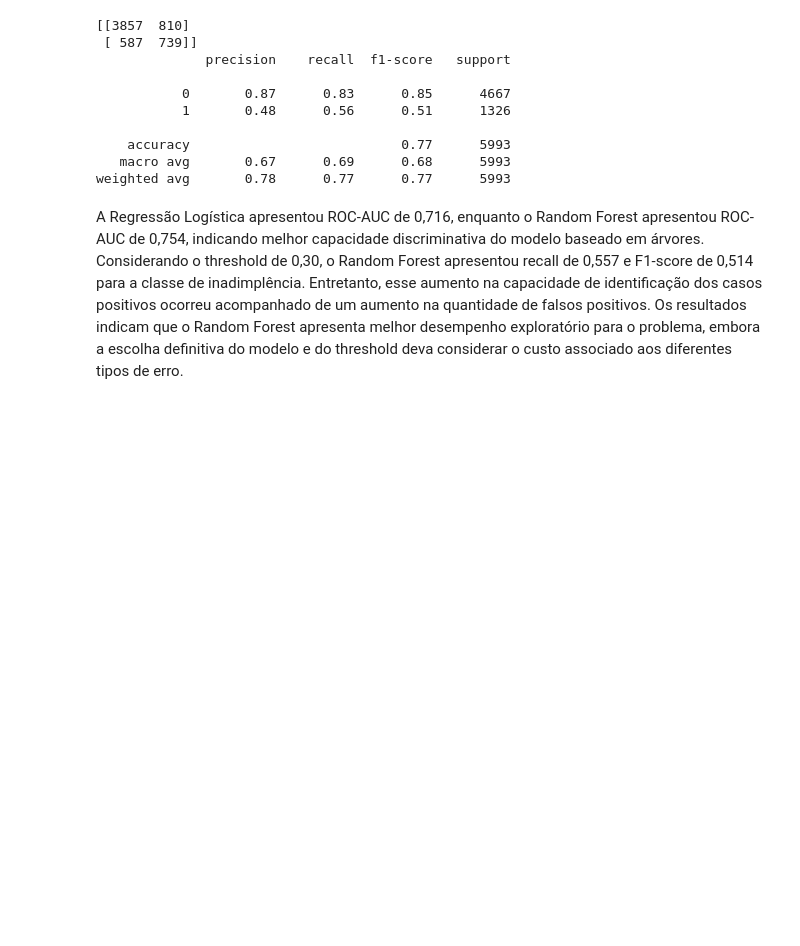
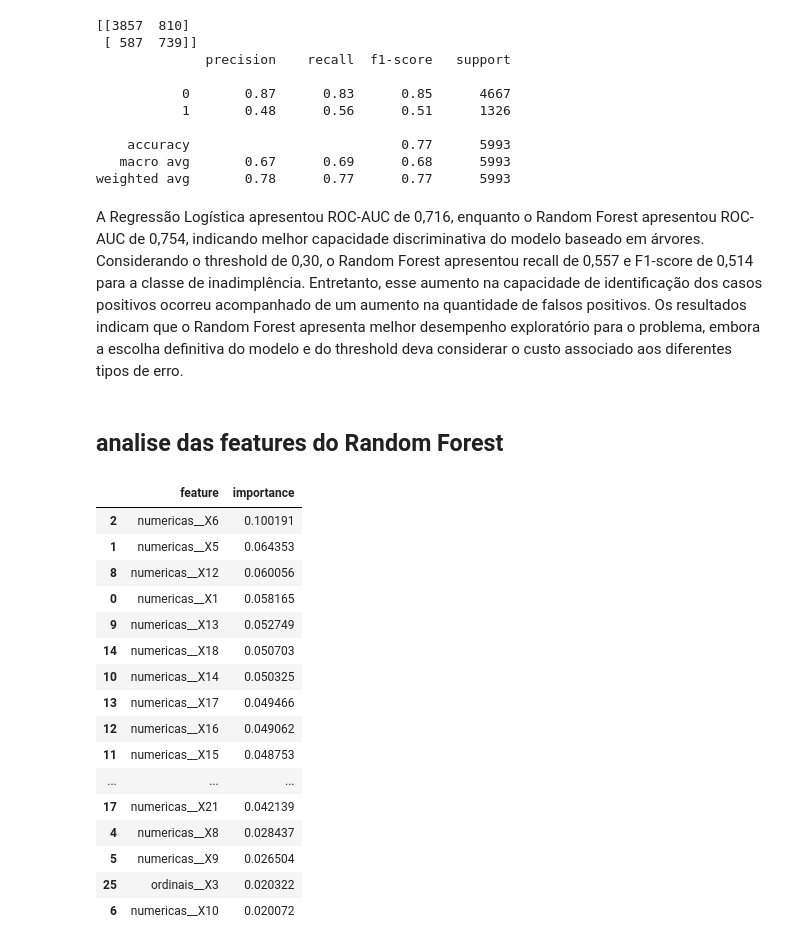
Before and after one commit to eduardo297/ML_Dataset_Inadimplencia, a Jupyter notebook: notebooks/pre_processamento.ipynb, the cells around one changed output. Cells and saved outputs as stored; diff of their text form; code cells hidden in the pictures; blank space fills up the shorter version.

Commit message:
analisedas features random forrest

```diff
--- a/notebooks/pre_processamento.ipynb
+++ b/notebooks/pre_processamento.ipynb
@@ -463,3 +536,45 @@ print(
 weighted avg       0.78      0.77      0.77      5993
 # %% [markdown]
 A Regressão Logística apresentou ROC-AUC de 0,716, enquanto o Random Forest apresentou ROC-AUC de 0,754, indicando melhor capacidade discriminativa do modelo baseado em árvores. Considerando o threshold de 0,30, o Random Forest apresentou recall de 0,557 e F1-score de 0,514 para a classe de inadimplência. Entretanto, esse aumento na capacidade de identificação dos casos positivos ocorreu acompanhado de um aumento na quantidade de falsos positivos. Os resultados indicam que o Random Forest apresenta melhor desempenho exploratório para o problema, embora a escolha definitiva do modelo e do threshold deva considerar o custo associado aos diferentes tipos de erro.
+# %% [markdown]
+## analise das features do Random Forest
+# %%
+modelo_rf = modelo_random_forest.named_steps["modelo"]
+
+nomes_features = (
+    modelo_random_forest
+    .named_steps["preprocessamento"]
+    .get_feature_names_out()
+)
+
+importancias = modelo_rf.feature_importances_
+
+df_importancia = pd.DataFrame({
+    "feature": nomes_features,
+    "importance": importancias
+})
+
+df_importancia = df_importancia.sort_values(
+    by="importance",
+    ascending=False
+)
+
+display(df_importancia.head(20))
+# %% [output]
+|  | feature | importance |
+| 2 | numericas__X6 | 0.100191 |
+| 1 | numericas__X5 | 0.064353 |
+| 8 | numericas__X12 | 0.060056 |
+| 0 | numericas__X1 | 0.058165 |
+| 9 | numericas__X13 | 0.052749 |
+| 14 | numericas__X18 | 0.050703 |
+| 10 | numericas__X14 | 0.050325 |
+| 13 | numericas__X17 | 0.049466 |
+| 12 | numericas__X16 | 0.049062 |
+| 11 | numericas__X15 | 0.048753 |
+| ... | ... | ... |
+| 17 | numericas__X21 | 0.042139 |
+| 4 | numericas__X8 | 0.028437 |
+| 5 | numericas__X9 | 0.026504 |
+| 25 | ordinais__X3 | 0.020322 |
+| 6 | numericas__X10 | 0.020072 |
```
Also changed, not shown: parts of 10 cells of this notebook, 1 other file.
